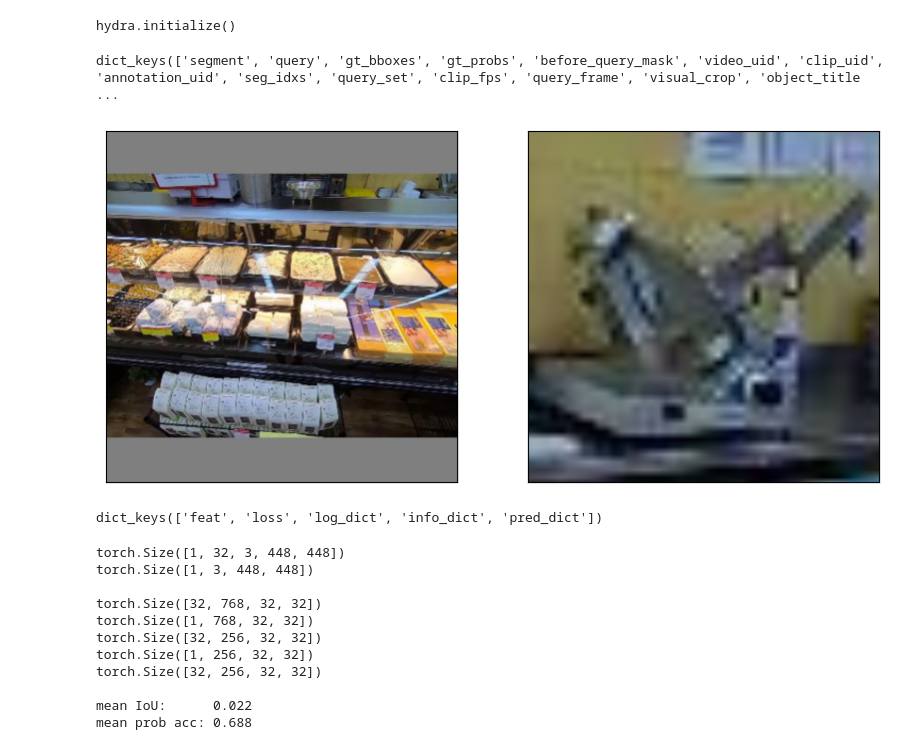
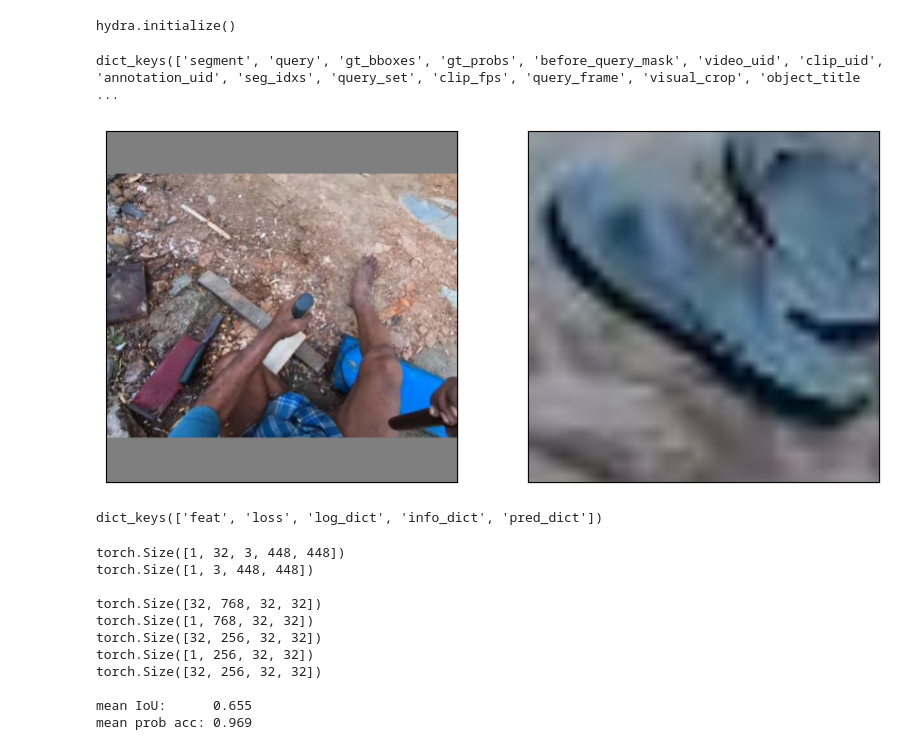
Before and after one commit to Haawron/vq2d-lightning, a Jupyter notebook: notebooks/pca2.ipynb, the cells around one changed output. Drawn from its saved outputs; the diff is of its cells as text; code cells hidden in the pictures.

```diff
--- a/notebooks/pca2.ipynb
+++ b/notebooks/pca2.ipynb
@@ -88,28 +86,29 @@ pdm.batch_size = 1
 # %%
 # get
 # bidx = 300  # mean iou: 0 vs. 0.450
-bidx = 1307  # mean iou:
+# bidx = 1307  # mean iou:
+bidx = 2300
 
 batch = pdm.get_val_sample(idx=bidx)
 for k, v in batch.items():
     if isinstance(v, torch.Tensor):
         batch[k] = v.cuda()
 
 # viz
 print(batch.keys())
 seg = rearrange(batch['segment'][0], 't c h w -> t h w c').cpu().numpy()
 q = rearrange(batch['query'][0], 'c h w -> h w c').cpu().numpy()
 fig, axes = plt.subplots(1, 2, figsize=(10, 5))
 ax = axes[0]
 ax.imshow(seg[len(seg) // 2])
 ax.tick_params(left=False, bottom=False, labelleft=False, labelbottom=False)
 ax = axes[1]
 ax.imshow(q)
 ax.tick_params(left=False, bottom=False, labelleft=False, labelbottom=False)
 plt.show()
 # %% [output]
 dict_keys(['segment', 'query', 'gt_bboxes', 'gt_probs', 'before_query_mask', 'video_uid', 'clip_uid', 'annotation_uid', 'seg_idxs', 'query_set', 'clip_fps', 'query_frame', 'visual_crop', 'object_title ...
-[figure, old version]
+[figure, new version]
 # %%
 with torch.inference_mode():
     inputs = dict(**batch)
@@ -145,8 +144,8 @@ torch.Size([32, 256, 32, 32])
 torch.Size([1, 256, 32, 32])
 torch.Size([32, 256, 32, 32])
 
-mean IoU:      0.022
-mean prob acc: 0.688
+mean IoU:      0.655
+mean prob acc: 0.969
 # %%
 def feats2score(feats, q=4):
     torch.manual_seed(42)
```
Also changed, not shown: parts of 5 cells of this notebook.
